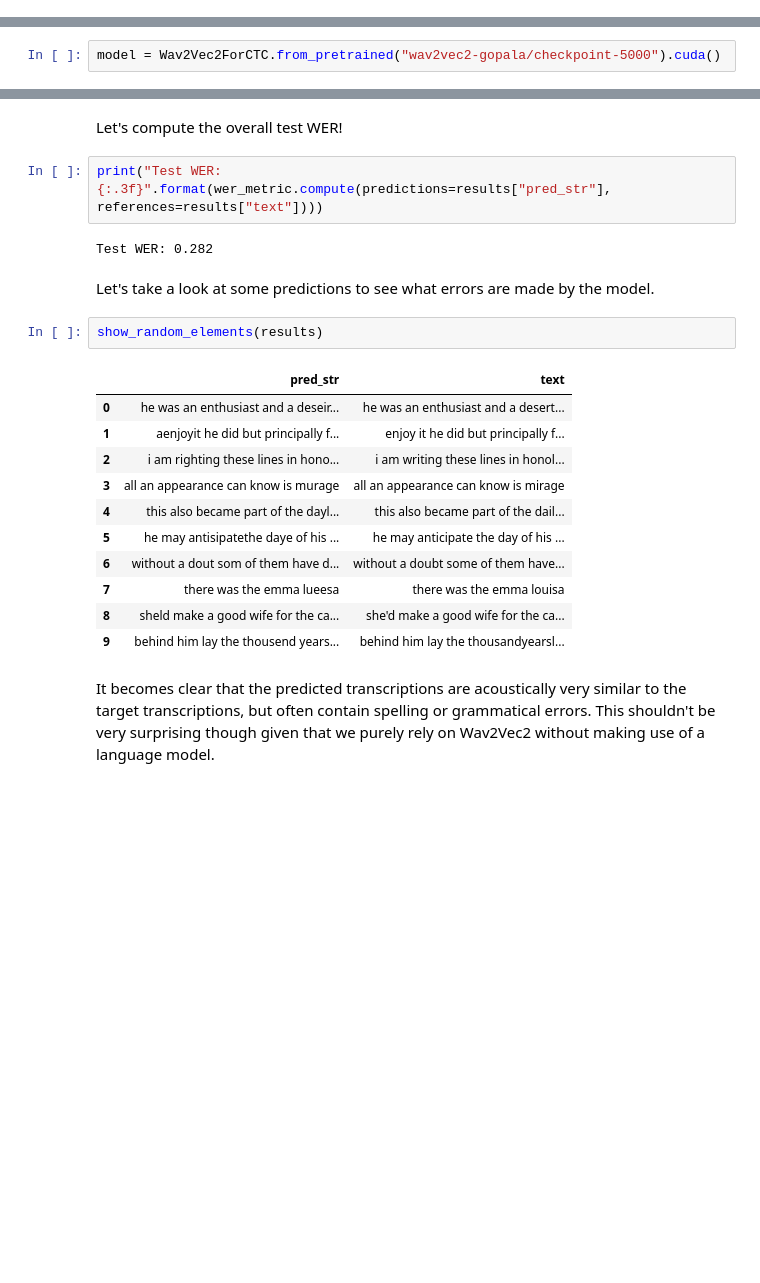
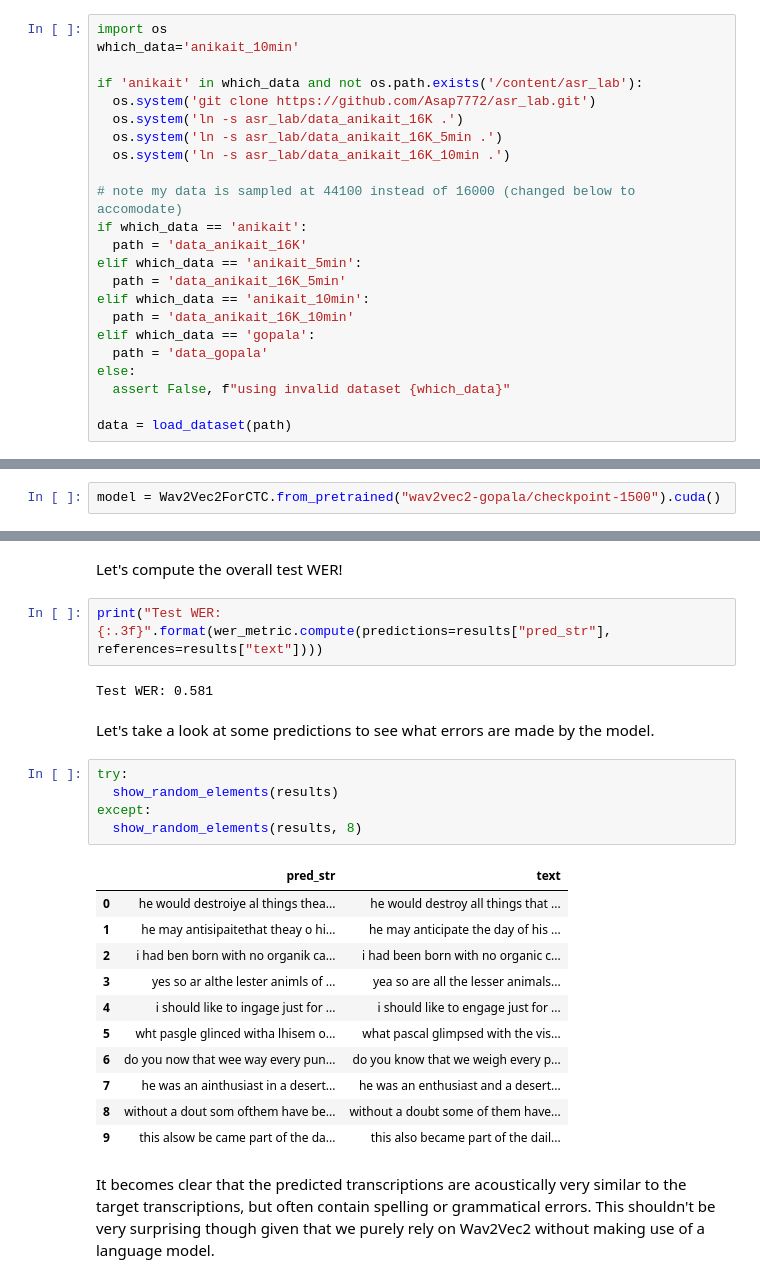
Before and after one commit to Asap7772/asr_lab, a Jupyter notebook: Your_ASR.ipynb, the cells around one changed output, grey strips where cells are left out. Saved outputs shown, nothing was run; the diff lists cells and outputs as text; blank space fills up the shorter version.

Commit message:
results + updated notebook

```diff
--- a/Your_ASR.ipynb
+++ b/Your_ASR.ipynb
@@ -99,0 +94,23 @@ Dataset csv downloaded and prepared to /root/.cache/huggingface/datasets/csv/dat
+# %%
+import os
+which_data='anikait_10min'
+
+if 'anikait' in which_data and not os.path.exists('/content/asr_lab'):
+  os.system('git clone https://github.com/Asap7772/asr_lab.git')
+  os.system('ln -s asr_lab/data_anikait_16K .')
+  os.system('ln -s asr_lab/data_anikait_16K_5min .')
+  os.system('ln -s asr_lab/data_anikait_16K_10min .')
+
+# note my data is sampled at 44100 instead of 16000 (changed below to accomodate)
+if which_data == 'anikait':
+  path = 'data_anikait_16K'
+elif which_data == 'anikait_5min':
+  path = 'data_anikait_16K_5min'
+elif which_data == 'anikait_10min':
+  path = 'data_anikait_16K_10min'
+elif which_data == 'gopala':
+  path = 'data_gopala'
+else:
+  assert False, f"using invalid dataset {which_data}"
+
+data = load_dataset(path)
@@ -559,5 +574,5 @@ In the final part, we run our model on some of the validation data to get a feel
 
 Let's load the `model`. Make sure the model path exists.!
 # %%
-model = Wav2Vec2ForCTC.from_pretrained("wav2vec2-gopala/checkpoint-5000").cuda()
+model = Wav2Vec2ForCTC.from_pretrained("wav2vec2-gopala/checkpoint-1500").cuda()
 # %% [output]
@@ -603,23 +618,26 @@ Let's compute the overall test WER!
 # %%
 print("Test WER: {:.3f}".format(wer_metric.compute(predictions=results["pred_str"], references=results["text"])))
 # %% [output]
-Test WER: 0.282
+Test WER: 0.581
 # %% [markdown]
 Let's take a look at some predictions to see what errors are made by the model.
-# %%
-show_random_elements(results)
-# %% [output]
-|  | pred_str | text |
-| 0 | he was an enthusiast and a deseir... | he was an enthusiast and a desert... |
-| 1 | aenjoyit he did but principally f... | enjoy it he did but principally f... |
-| 2 | i am righting these lines in hono... | i am writing these lines in honol... |
-| 3 | all an appearance can know is murage | all an appearance can know is mirage |
-| 4 | this also became part of the dayl... | this also became part of the dail... |
-| 5 | he may antisipatethe daye of his ... | he may anticipate the day of his ... |
-| 6 | without a dout som of them have d... | without a doubt some of them have... |
-| 7 | there was the emma lueesa | there was the emma louisa |
-| 8 | sheld make a good wife for the ca... | she'd make a good wife for the ca... |
-| 9 | behind him lay the thousend years... | behind him lay the thousandyearsl... |
+# %%
+try:
+  show_random_elements(results)
+except:
+  show_random_elements(results, 8)
+# %% [output]
+|  | pred_str | text |
+| 0 | he would destroiye al things thea... | he would destroy all things that ... |
+| 1 | he may antisipaitethat theay o hi... | he may anticipate the day of his ... |
+| 2 | i had ben born with no organik ca... | i had been born with no organic c... |
+| 3 | yes so ar althe lester animls of ... | yea so are all the lesser animals... |
+| 4 | i should like to ingage just for ... | i should like to engage just for ... |
+| 5 | wht pasgle glinced witha lhisem o... | what pascal glimpsed with the vis... |
+| 6 | do you now that wee way every pun... | do you know that we weigh every p... |
+| 7 | he was an ainthusiast in a desert... | he was an enthusiast and a desert... |
+| 8 | without a dout som ofthem have be... | without a doubt some of them have... |
+| 9 | this alsow be came part of the da... | this also became part of the dail... |
 # %% [markdown]
 It becomes clear that the predicted transcriptions are acoustically very similar to the target transcriptions, but often contain spelling or grammatical errors. This shouldn't be very surprising though given that we purely rely on Wav2Vec2 without making use of a language model.
 # %% [markdown]
```
Also changed, not shown: parts of 15 cells of this notebook, 10 other files.
